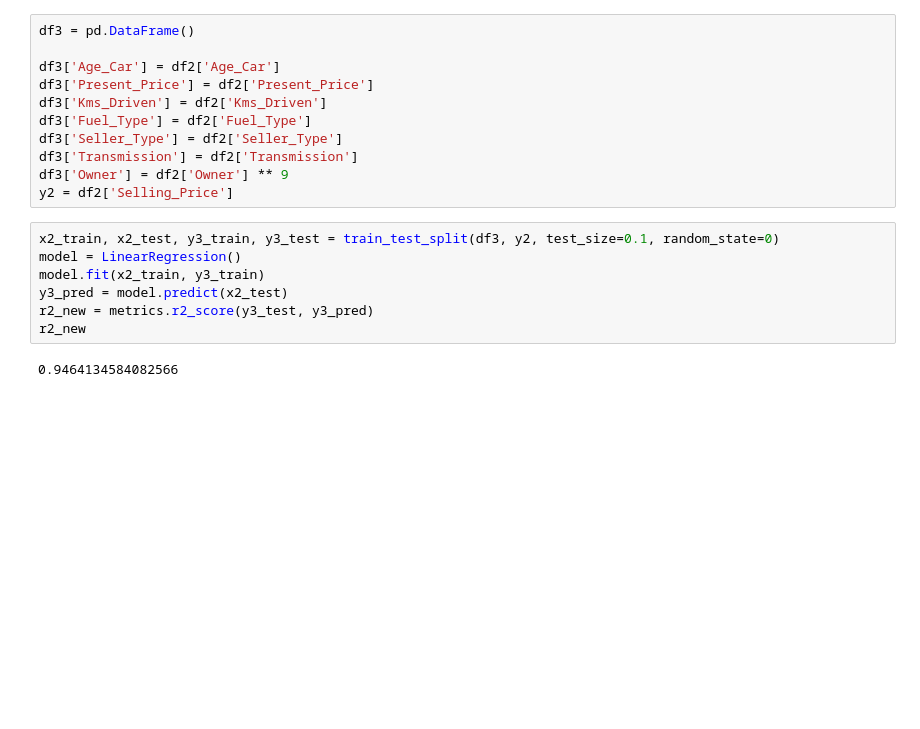
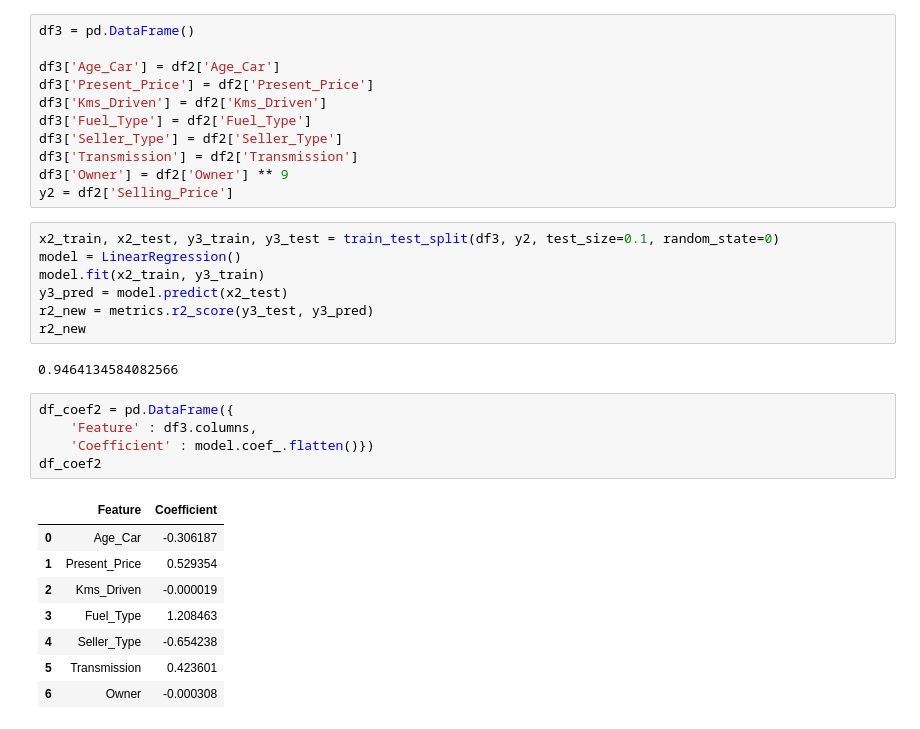
Before and after one commit to pouyarahdan/Regression-Model-Project, a Jupyter notebook: Linear-Regression-Project.ipynb, the cells around one changed output. Drawn from its saved outputs; the diff is of its cells as text; blank space fills up the shorter version.

```diff
--- a/Linear-Regression-Project.ipynb
+++ b/Linear-Regression-Project.ipynb
@@ -674,3 +674,17 @@ r2_new = metrics.r2_score(y3_test, y3_pred)
 r2_new
 # %% [output]
 0.9464134584082566
+# %%
+df_coef2 = pd.DataFrame({
+    'Feature' : df3.columns,
+    'Coefficient' : model.coef_.flatten()})
+df_coef2
+# %% [output]
+|  | Feature | Coefficient |
+| 0 | Age_Car | -0.306187 |
+| 1 | Present_Price | 0.529354 |
+| 2 | Kms_Driven | -0.000019 |
+| 3 | Fuel_Type | 1.208463 |
+| 4 | Seller_Type | -0.654238 |
+| 5 | Transmission | 0.423601 |
+| 6 | Owner | -0.000308 |
```
Also changed, not shown: parts of 2 cells of this notebook.
